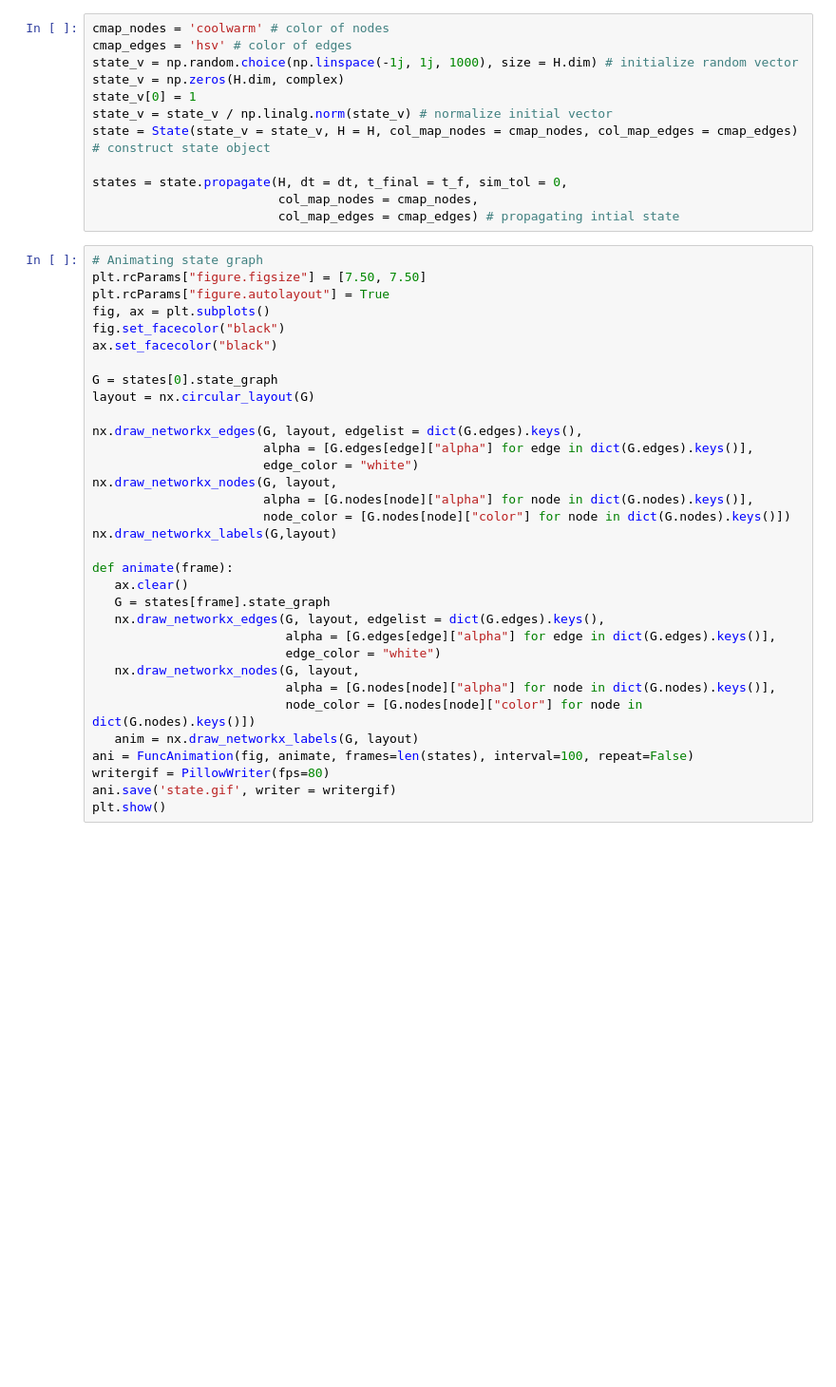
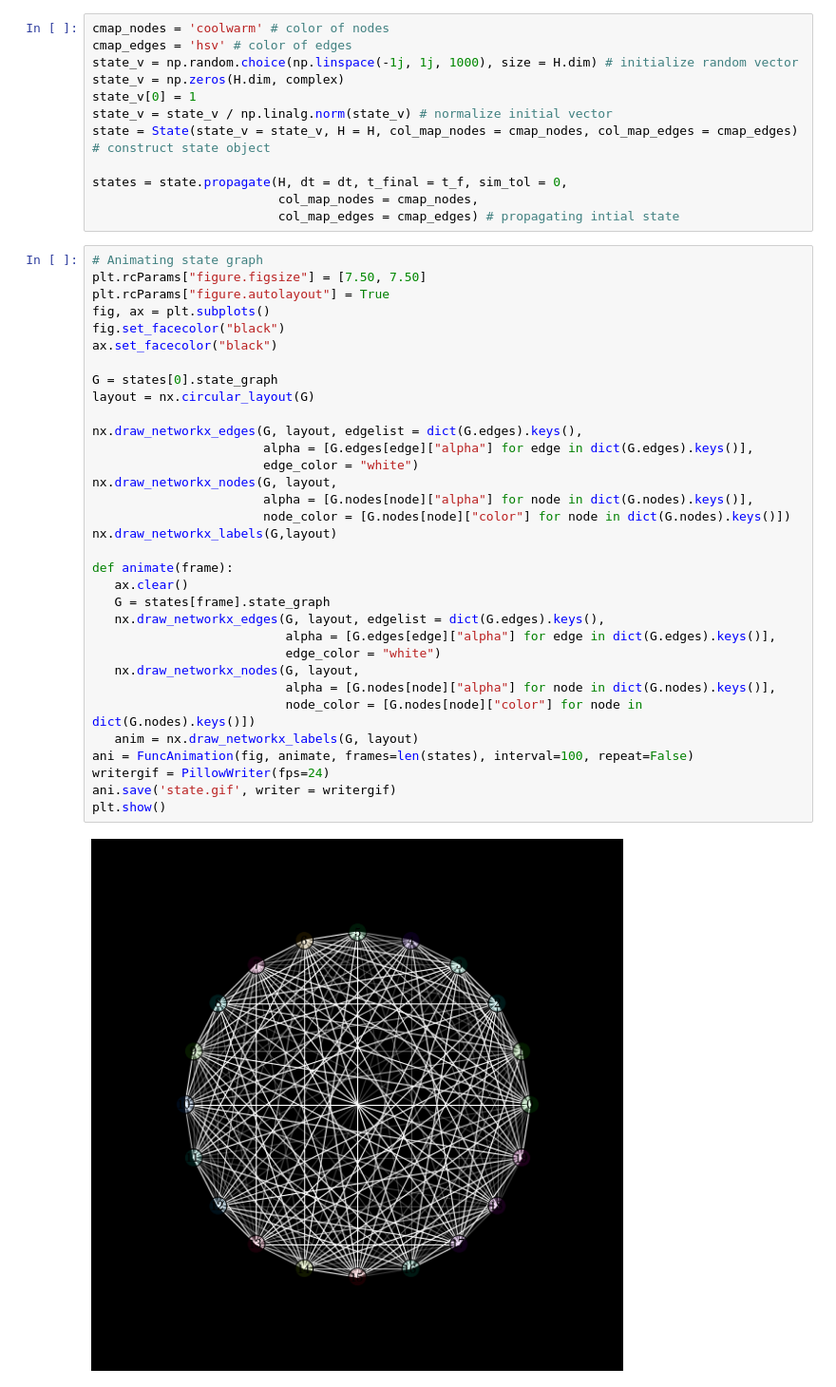
Before and after one commit to OtiDioti/HermitianGraphs, a Jupyter notebook: Example.ipynb, the cells around one changed output. Shown: that part at 95% size. Cells and saved outputs as stored; diff of their text form; blank space fills up the shorter version.

```diff
--- a/Example.ipynb
+++ b/Example.ipynb
@@ -23,34 +27,36 @@ states = state.propagate(H, dt = dt, t_final = t_f, sim_tol = 0,
 plt.rcParams["figure.figsize"] = [7.50, 7.50]
 plt.rcParams["figure.autolayout"] = True
 fig, ax = plt.subplots()
 fig.set_facecolor("black")
 ax.set_facecolor("black")
 
 G = states[0].state_graph
 layout = nx.circular_layout(G)
 
 nx.draw_networkx_edges(G, layout, edgelist = dict(G.edges).keys(),
                        alpha = [G.edges[edge]["alpha"] for edge in dict(G.edges).keys()],
                        edge_color = "white")
 nx.draw_networkx_nodes(G, layout,
                        alpha = [G.nodes[node]["alpha"] for node in dict(G.nodes).keys()],
                        node_color = [G.nodes[node]["color"] for node in dict(G.nodes).keys()])
 nx.draw_networkx_labels(G,layout)
 
 def animate(frame):
    ax.clear()
    G = states[frame].state_graph
    nx.draw_networkx_edges(G, layout, edgelist = dict(G.edges).keys(),
                           alpha = [G.edges[edge]["alpha"] for edge in dict(G.edges).keys()],
                           edge_color = "white")
    nx.draw_networkx_nodes(G, layout,
                           alpha = [G.nodes[node]["alpha"] for node in dict(G.nodes).keys()],
                           node_color = [G.nodes[node]["color"] for node in dict(G.nodes).keys()])
    anim = nx.draw_networkx_labels(G, layout)
 ani = FuncAnimation(fig, animate, frames=len(states), interval=100, repeat=False)
-writergif = PillowWriter(fps=80)
+writergif = PillowWriter(fps=24)
 ani.save('state.gif', writer = writergif)
 plt.show()
+# %% [output]
+[figure, added]
 # %%
 # Animating density matrix state graph
 plt.rcParams["figure.figsize"] = [7.50, 7.50]
```
Also changed, not shown: parts of 3 cells of this notebook, 3 other files.
